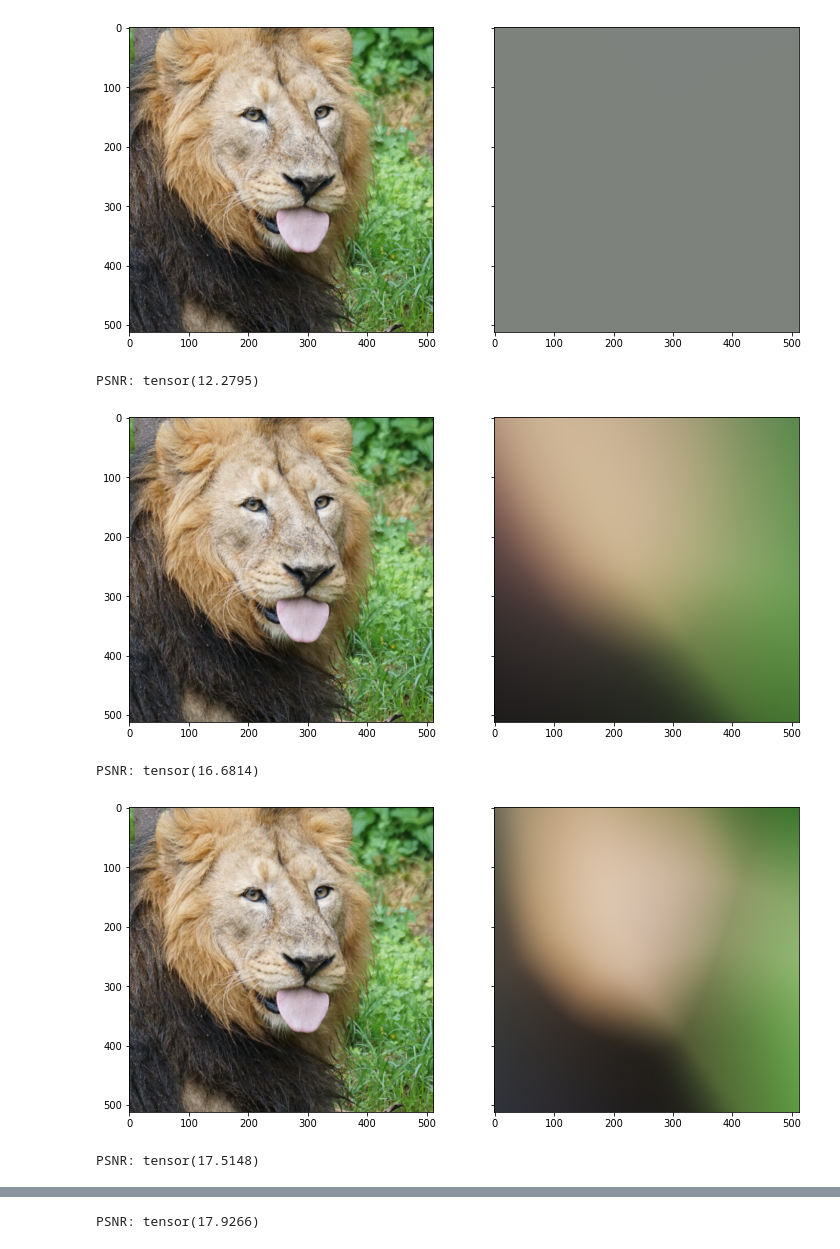
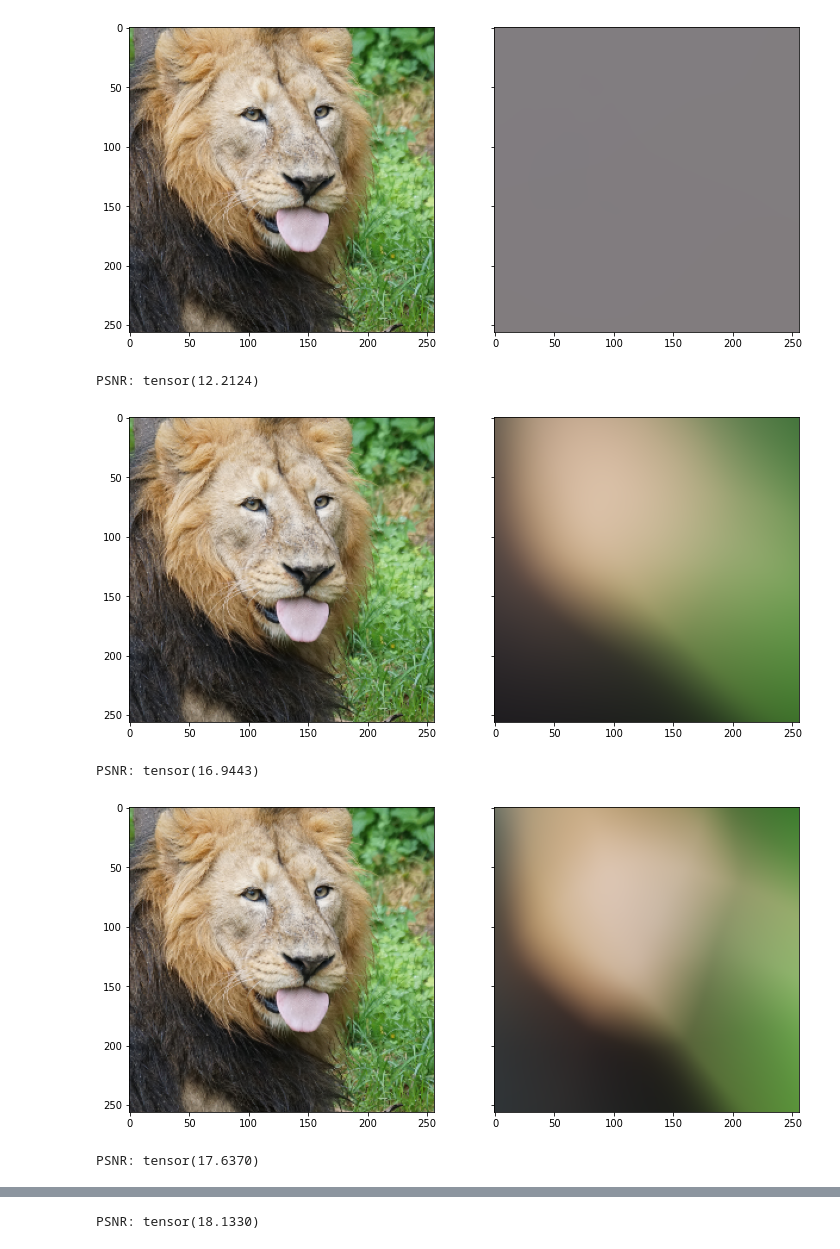
Before and after one commit to kenchen10/coord_nets, a Jupyter notebook: main.ipynb, the cells around one changed output, grey strips where cells are left out. Drawn from its saved outputs; the diff is of its cells as text; code cells hidden in the pictures.

Commit message:
psnr

```diff
--- a/main.ipynb
+++ b/main.ipynb
@@ -39,24 +39,34 @@ def render(model, x_train):
     output = model(torch.tensor(x_train, dtype=torch.float).cuda()).detach().cpu().numpy()
     return output.reshape(img.shape)
 
-def train(model, criterion, optimizer, configs, x_train):
+def train(model, criterion, optimizer, configs, x_train, target_train, x_test, target_test):
+    psnr_test = []
+    psnr_train = []
     for epoch in range(configs['epochs']):
-        running_loss = 0
         inputs = x_train
         optimizer.zero_grad()
         outputs = model(inputs)
-        loss = criterion(outputs.reshape(img.shape), target)
+        recon = outputs.reshape(target_train.shape)
+        loss = criterion(recon, target_train)
         loss.backward()
         optimizer.step()
-        running_loss += loss.item()
-        if epoch % 200 == 0:
-            with torch.no_grad():
-                out, t = model(x_train).reshape(img.shape).detach().cpu().numpy(), target.detach().cpu().numpy()
+        psnr_train += [psnr(torch.tensor(recon.detach().cpu().numpy()), torch.tensor(target_train.detach().cpu().numpy())).item()]
+        # test
+        with torch.no_grad():
+            inputs = x_test
+            outputs = model(inputs)
+            recon, t = model(x_test).reshape(target_test.shape).detach().cpu().numpy(), target_test.detach().cpu().numpy()
+            psnr_val = psnr(torch.tensor(recon), torch.tensor(t))
+            psnr_test += [psnr_val.item()]
+            if epoch % 200 == 0:
                 fig, (ax1, ax2) = plt.subplots(1, 2, sharey=True, sharex=True, figsize=(12, 6))
                 ax1.imshow(t)
-                ax2.imshow(out)
+                ax2.imshow(recon)
                 plt.show()
-                print('PSNR:', psnr(torch.tensor(out), torch.tensor(t)))
+                print('PSNR:', psnr_val)
+    fig, (ax1, ax2) = plt.subplots(1, 2, sharey=True, sharex=True, figsize=(12, 6))
+    ax1.plot(range(len(psnr_train)), psnr_train)
+    ax2.plot(range(len(psnr_test)), psnr_test)
     return
 # %%
 model = MLP().cuda()
@@ -64,18 +74,23 @@ criterion = nn.L1Loss()
 optimizer = torch.optim.Adam(model.parameters(), lr=configs['lr'])
 psnr = PeakSignalNoiseRatio()
 coords = np.linspace(0, img.shape[0], img.shape[0], endpoint=False)
-x_train = np.stack(np.meshgrid(coords, coords), -1)
+x_test = np.stack(np.meshgrid(coords, coords), -1)[1::2, 1::2, :]
+x_test = torch.tensor(x_test.reshape(x_test.shape[0] ** 2, 2), dtype=torch.float)/x_test.shape[0]
+x_test = x_test.cuda()
+target_test = torch.tensor(img[1::2, 1::2, :]/255., dtype=torch.float).cuda()
+x_train = np.stack(np.meshgrid(coords, coords), -1)[::2, ::2, :]
 x_train = torch.tensor(x_train.reshape(x_train.shape[0] ** 2, 2), dtype=torch.float)/x_train.shape[0]
 x_train = x_train.cuda()
+target_train = torch.tensor(img[::2, ::2, :]/255., dtype=torch.float).cuda()
 # %%
-train(model, criterion, optimizer, configs, x_train)
+train(model, criterion, optimizer, configs, x_train, target_train, x_test, target_test)
 # %% [output]
 [figure]
-PSNR: tensor(12.2795)
+PSNR: tensor(12.2124)
-[figure, old version]
+[figure, new version]
-PSNR: tensor(16.6814)
+PSNR: tensor(16.9443)
 [figure]
-PSNR: tensor(17.5148)
+PSNR: tensor(17.6370)
 [figure]
-PSNR: tensor(17.9266)
+PSNR: tensor(18.1330)
 [figure]
```
Also changed, not shown: parts of 4 cells of this notebook.
